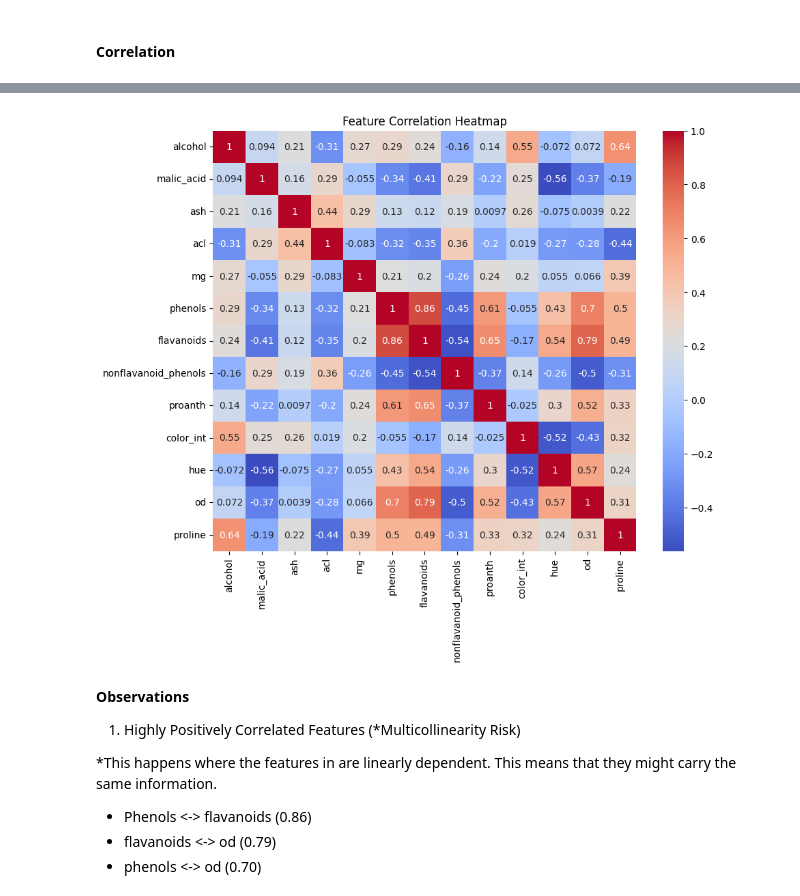
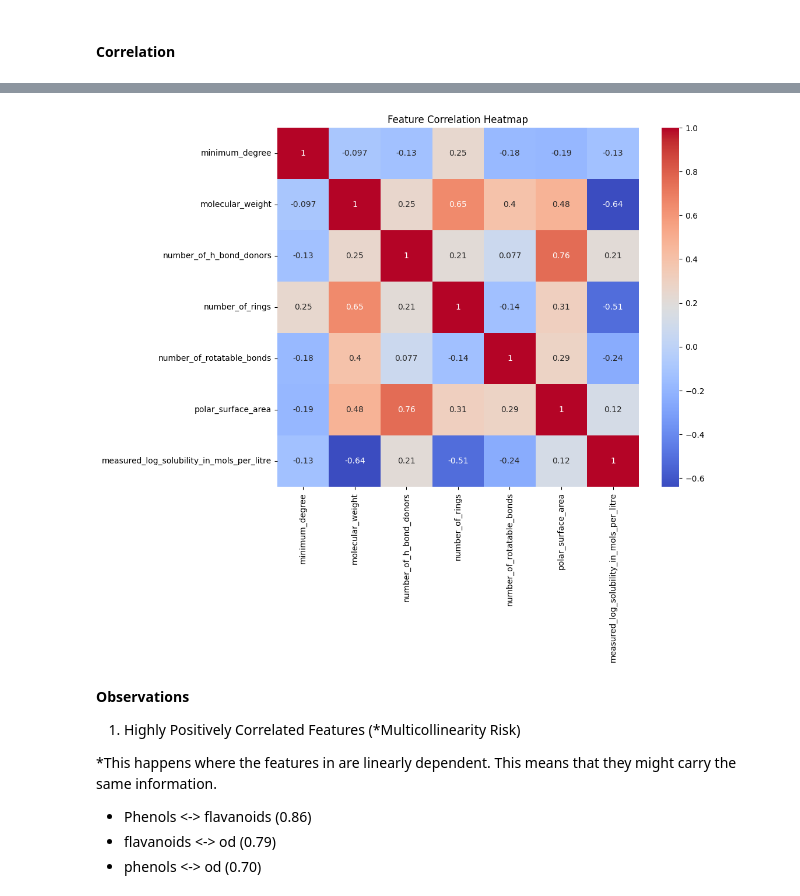
Before and after one commit to kwanda2426/projects, a Jupyter notebook: ML_In_Chem/Solubility_Reg_1077167_v1.ipynb, the cells around one changed output, grey strips where cells are left out. Cells and saved outputs as stored; diff of their text form; code cells hidden in the pictures.

```diff
--- a/ML_In_Chem/Solubility_Reg_1077167_v1.ipynb
+++ b/ML_In_Chem/Solubility_Reg_1077167_v1.ipynb
@@ -291,12 +287,12 @@ plt.show()
 # %%
 df_1 = df.copy()
-df_1 = df_1.drop('wine', axis = 1)
+df_1 = df_1.drop(['smiles','compound_id'], axis = 1)
 plt.figure(figsize=(10,8))
 sns.heatmap(df_1.corr(), annot=True,cmap='coolwarm' )
 plt.title('Feature Correlation Heatmap')
 plt.show()
 # %% [output]
-[figure, old version]
+[figure, new version]
 # %% [markdown]
 **Observations**
 1. Highly Positively Correlated Features (*Multicollinearity Risk)
```
Also changed, not shown: parts of 9 cells of this notebook.
